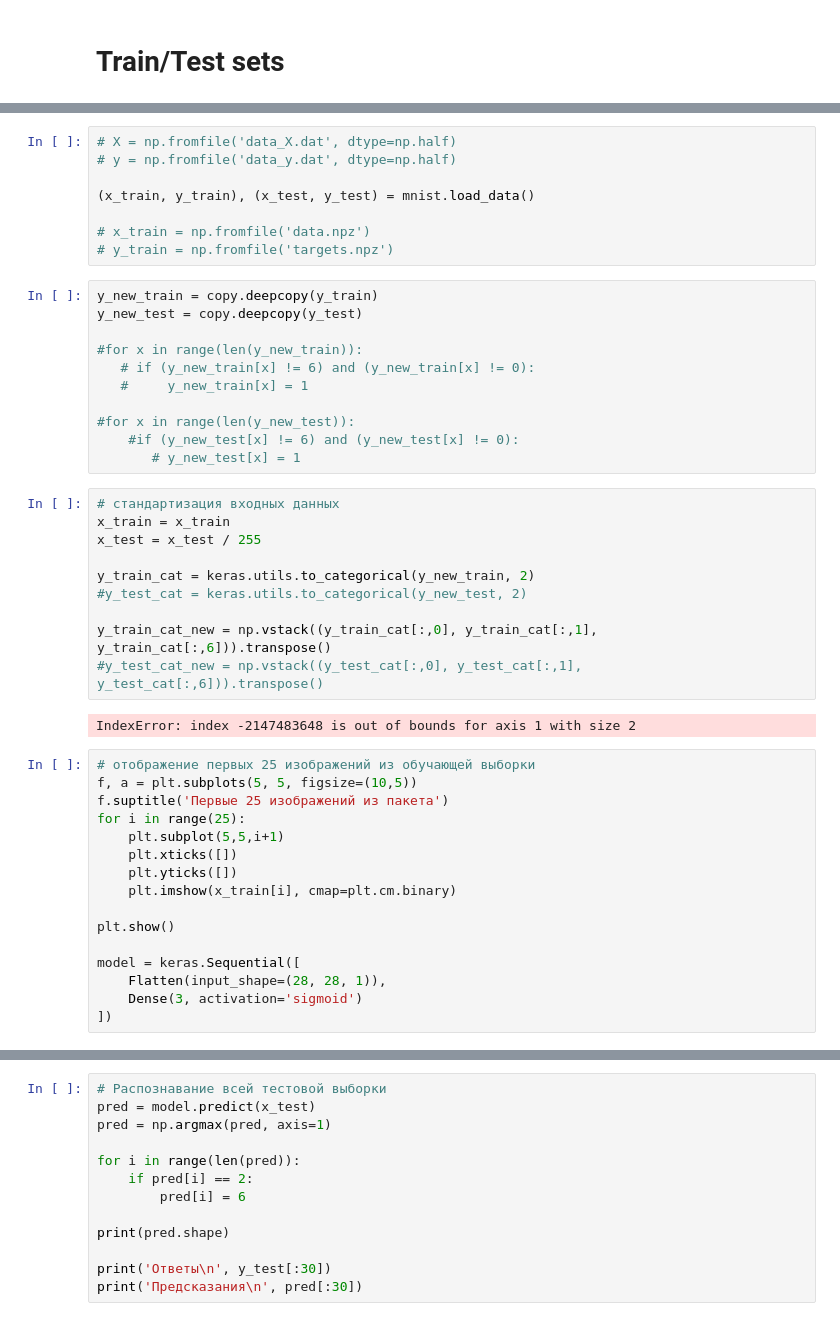
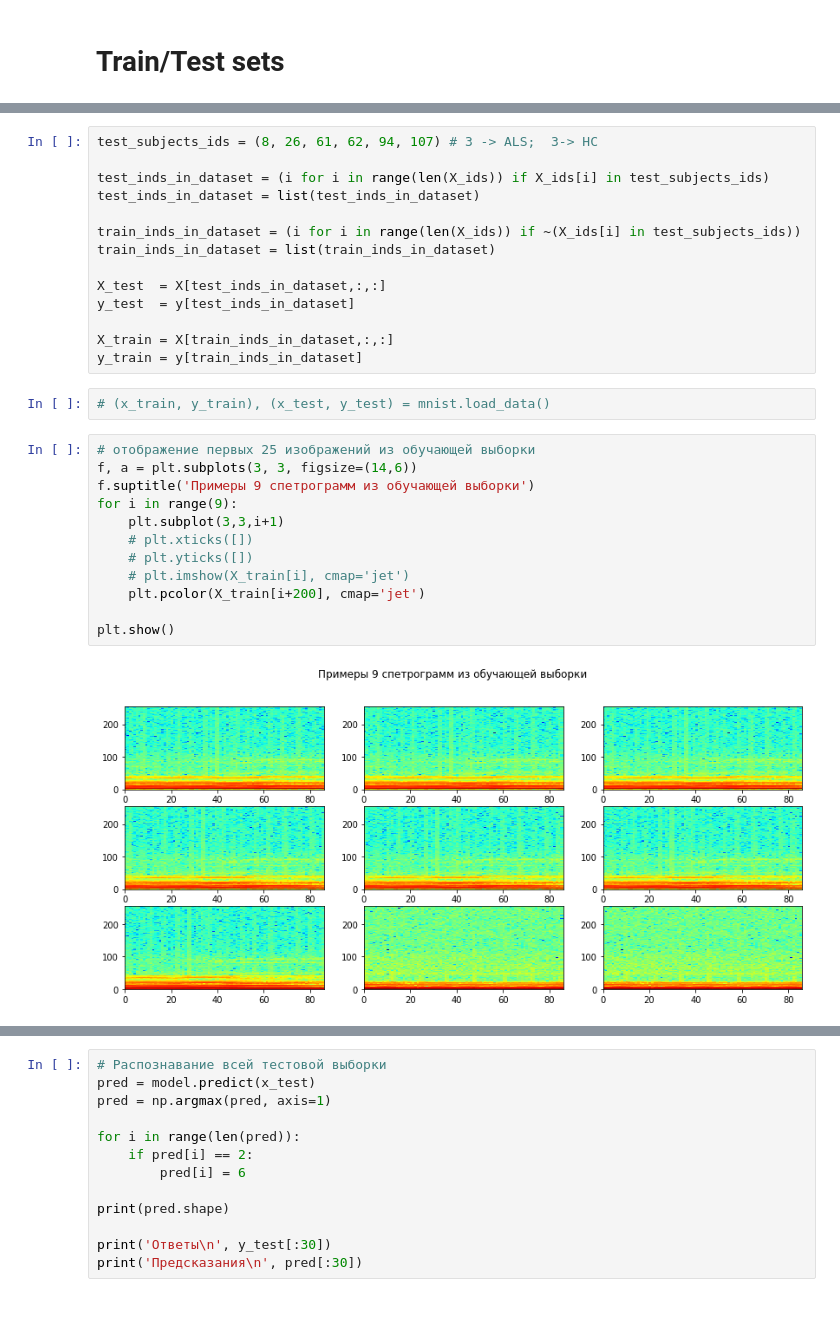
Before and after one commit to Elena-Apo/diploma, a Jupyter notebook: Network.ipynb, the cells around one changed output, grey strips where cells are left out. Cells and saved outputs as stored; diff of their text form.

Commit message:
NN model added (24-04-2023)

```diff
--- a/Network.ipynb
+++ b/Network.ipynb
@@ -104,47 +82,30 @@ KeyboardInterrupt
+# %%
+test_subjects_ids = (8, 26, 61, 62, 94, 107) # 3 -> ALS;  3-> HC
+
+test_inds_in_dataset = (i for i in range(len(X_ids)) if X_ids[i] in test_subjects_ids)
+test_inds_in_dataset = list(test_inds_in_dataset)
+
+train_inds_in_dataset = (i for i in range(len(X_ids)) if ~(X_ids[i] in test_subjects_ids))
+train_inds_in_dataset = list(train_inds_in_dataset)
+
+X_test  = X[test_inds_in_dataset,:,:]
+y_test  = y[test_inds_in_dataset]
+
+X_train = X[train_inds_in_dataset,:,:]
+y_train = y[train_inds_in_dataset]
 # %%
-# X = np.fromfile('data_X.dat', dtype=np.half)
-# y = np.fromfile('data_y.dat', dtype=np.half)
-
-(x_train, y_train), (x_test, y_test) = mnist.load_data()
-
-# x_train = np.fromfile('data.npz')
-# y_train = np.fromfile('targets.npz')
+# (x_train, y_train), (x_test, y_test) = mnist.load_data()
-# %%
-y_new_train = copy.deepcopy(y_train)
-y_new_test = copy.deepcopy(y_test)
-
-#for x in range(len(y_new_train)):
-   # if (y_new_train[x] != 6) and (y_new_train[x] != 0):
-   #     y_new_train[x] = 1
-
-#for x in range(len(y_new_test)):
-    #if (y_new_test[x] != 6) and (y_new_test[x] != 0):
-       # y_new_test[x] = 1
-# %%
-# стандартизация входных данных
-x_train = x_train
-x_test = x_test / 255
-
-y_train_cat = keras.utils.to_categorical(y_new_train, 2)
-#y_test_cat = keras.utils.to_categorical(y_new_test, 2)
-
-y_train_cat_new = np.vstack((y_train_cat[:,0], y_train_cat[:,1], y_train_cat[:,6])).transpose()
-#y_test_cat_new = np.vstack((y_test_cat[:,0], y_test_cat[:,1], y_test_cat[:,6])).transpose()
-# %% [output]
-IndexError: index -2147483648 is out of bounds for axis 1 with size 2
 # %%
 # отображение первых 25 изображений из обучающей выборки
-f, a = plt.subplots(5, 5, figsize=(10,5))
-f.suptitle('Первые 25 изображений из пакета')
-for i in range(25):
-    plt.subplot(5,5,i+1)
-    plt.xticks([])
-    plt.yticks([])
-    plt.imshow(x_train[i], cmap=plt.cm.binary)
+f, a = plt.subplots(3, 3, figsize=(14,6))
+f.suptitle('Примеры 9 спетрограмм из обучающей выборки')
+for i in range(9):
+    plt.subplot(3,3,i+1)
+    # plt.xticks([])
+    # plt.yticks([])
+    # plt.imshow(X_train[i], cmap='jet')
+    plt.pcolor(X_train[i+200], cmap='jet')
 
 plt.show()
-
-model = keras.Sequential([
-    Flatten(input_shape=(28, 28, 1)),
-    Dense(3, activation='sigmoid')
-])
+# %% [output]
+[figure, added]
```
Also changed, not shown: parts of 9 cells of this notebook.
